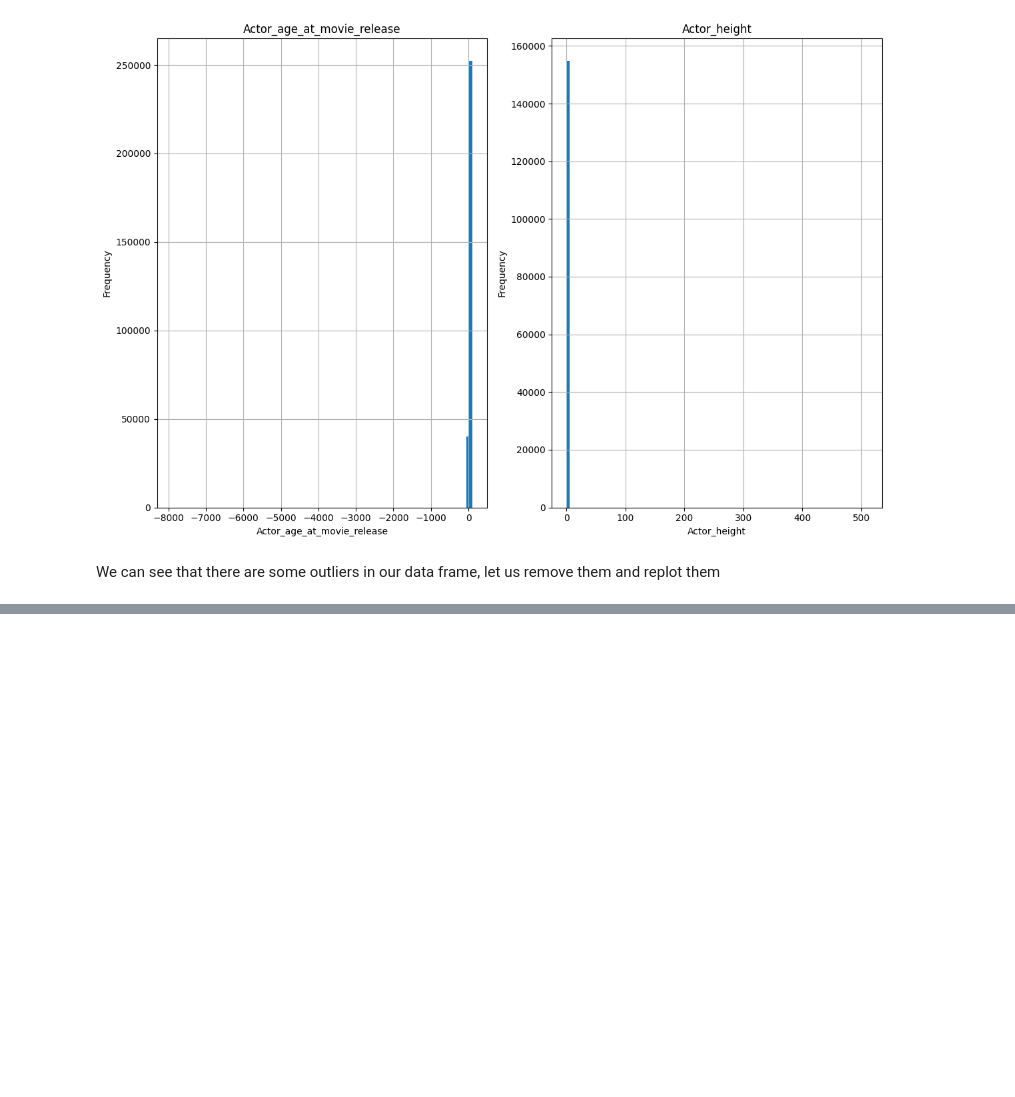
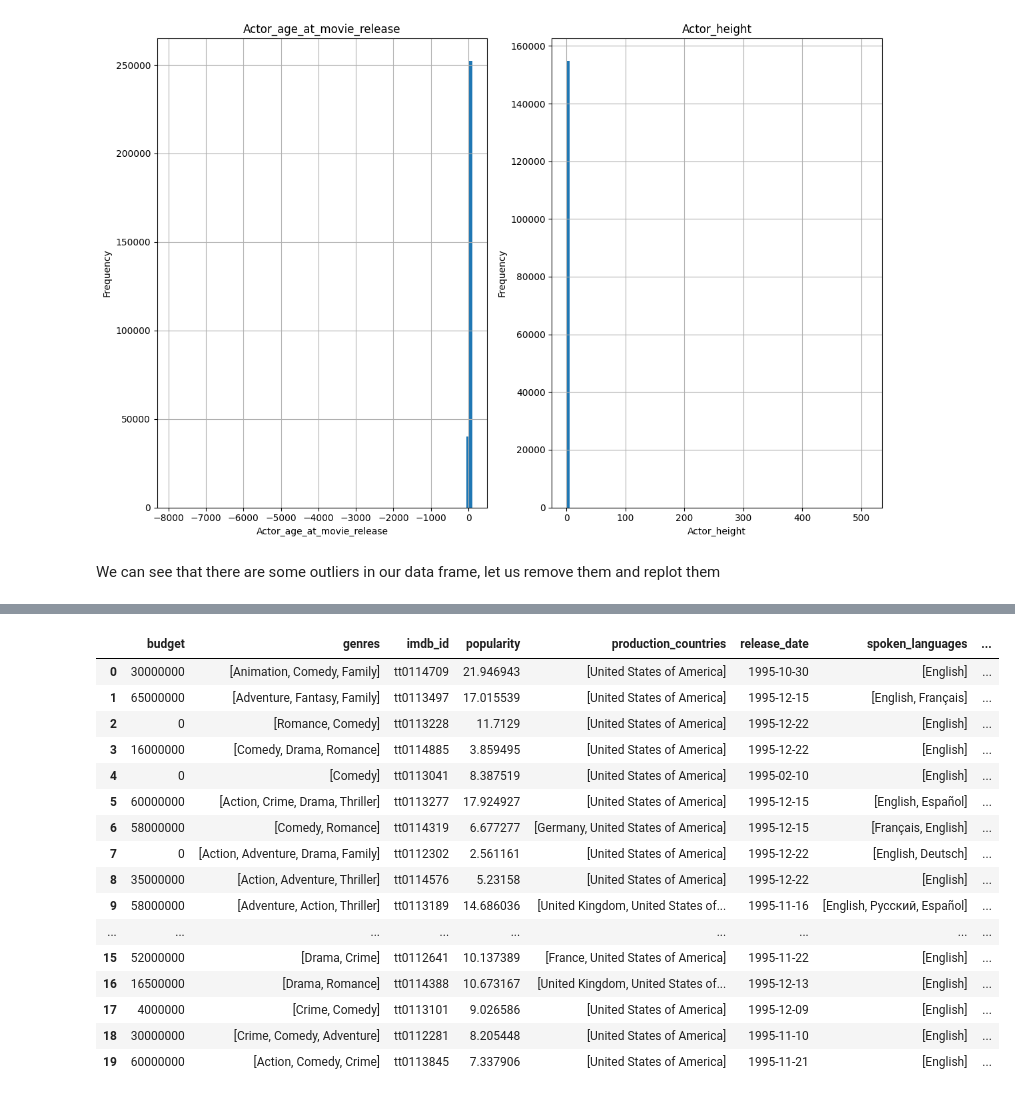
Before and after one commit to epfl-ada/ada-2023-project-yamal, a Jupyter notebook: movies_analysis.ipynb, the cells around one changed output, grey strips where cells are left out. Saved outputs shown, nothing was run; the diff lists cells and outputs as text; code cells hidden in the pictures; blank space fills up the shorter version.

```diff
--- a/movies_analysis.ipynb
+++ b/movies_analysis.ipynb
@@ -177,0 +279,23 @@ After merging, the characters_with_movies will contain only the rows where the "
+# %%
+fraction_of_female_actors.name = 'fraction_of_female_actors'
+movies = movies.merge(fraction_of_female_actors, left_on="Freebase_Movie_ID", right_index=True)
+# %%
+movies.head(20)
+# %% [output]
+|  | budget | genres | imdb_id | popularity | production_countries | release_date | spoken_languages | ... |
+| 0 | 30000000 | [Animation, Comedy, Family] | tt0114709 | 21.946943 | [United States of America] | 1995-10-30 | [English] | ... |
+| 1 | 65000000 | [Adventure, Fantasy, Family] | tt0113497 | 17.015539 | [United States of America] | 1995-12-15 | [English, Français] | ... |
+| 2 | 0 | [Romance, Comedy] | tt0113228 | 11.7129 | [United States of America] | 1995-12-22 | [English] | ... |
+| 3 | 16000000 | [Comedy, Drama, Romance] | tt0114885 | 3.859495 | [United States of America] | 1995-12-22 | [English] | ... |
+| 4 | 0 | [Comedy] | tt0113041 | 8.387519 | [United States of America] | 1995-02-10 | [English] | ... |
+| 5 | 60000000 | [Action, Crime, Drama, Thriller] | tt0113277 | 17.924927 | [United States of America] | 1995-12-15 | [English, Español] | ... |
+| 6 | 58000000 | [Comedy, Romance] | tt0114319 | 6.677277 | [Germany, United States of America] | 1995-12-15 | [Français, English] | ... |
+| 7 | 0 | [Action, Adventure, Drama, Family] | tt0112302 | 2.561161 | [United States of America] | 1995-12-22 | [English, Deutsch] | ... |
+| 8 | 35000000 | [Action, Adventure, Thriller] | tt0114576 | 5.23158 | [United States of America] | 1995-12-22 | [English] | ... |
+| 9 | 58000000 | [Adventure, Action, Thriller] | tt0113189 | 14.686036 | [United Kingdom, United States of... | 1995-11-16 | [English, Pусский, Español] | ... |
+| ... | ... | ... | ... | ... | ... | ... | ... | ... |
+| 15 | 52000000 | [Drama, Crime] | tt0112641 | 10.137389 | [France, United States of America] | 1995-11-22 | [English] | ... |
+| 16 | 16500000 | [Drama, Romance] | tt0114388 | 10.673167 | [United Kingdom, United States of... | 1995-12-13 | [English] | ... |
+| 17 | 4000000 | [Crime, Comedy] | tt0113101 | 9.026586 | [United States of America] | 1995-12-09 | [English] | ... |
+| 18 | 30000000 | [Crime, Comedy, Adventure] | tt0112281 | 8.205448 | [United States of America] | 1995-11-10 | [English] | ... |
+| 19 | 60000000 | [Action, Comedy, Crime] | tt0113845 | 7.337906 | [United States of America] | 1995-11-21 | [English] | ... |
```
Also changed, not shown: parts of 23 cells of this notebook.
